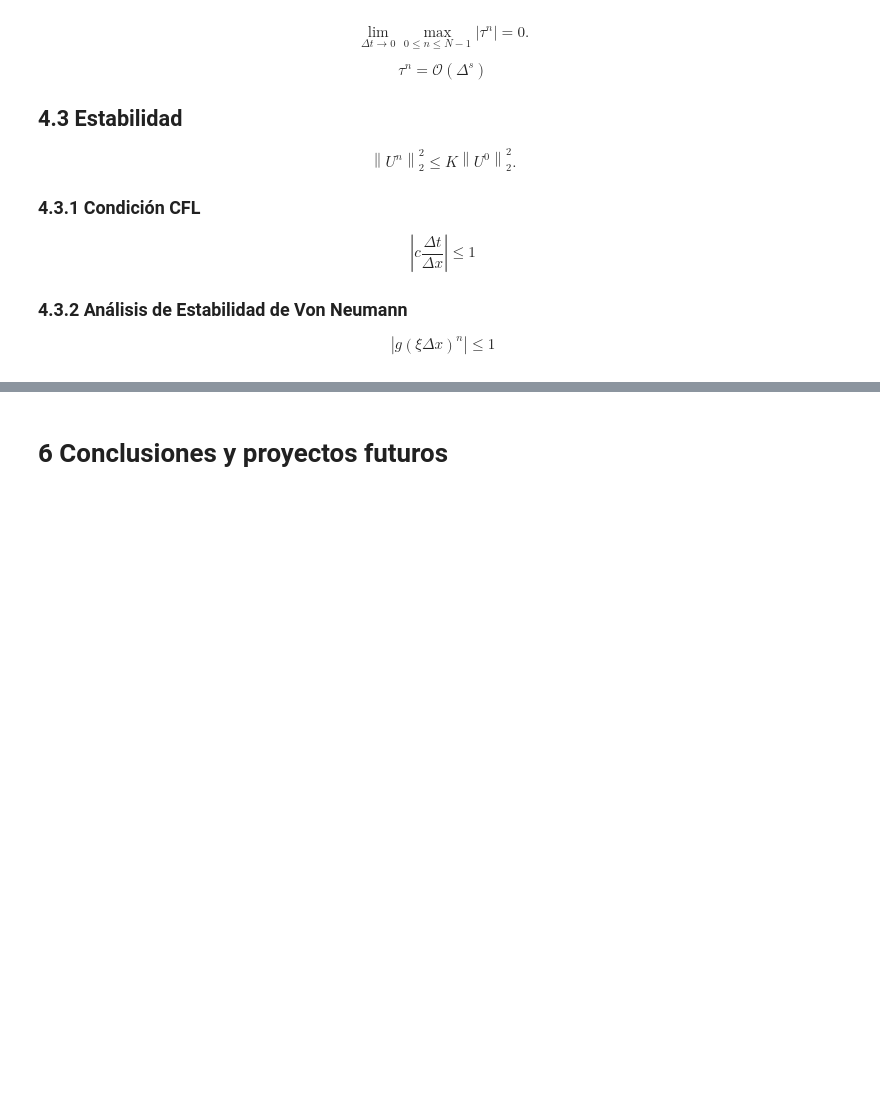
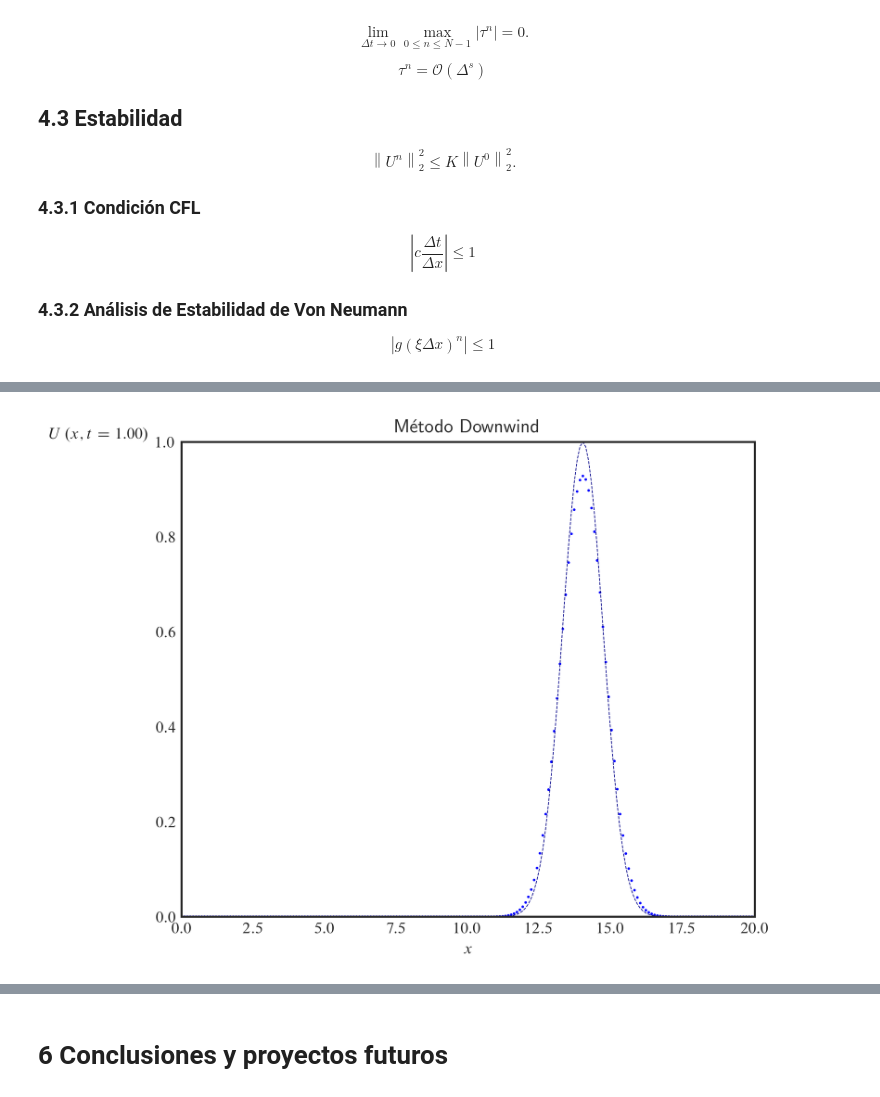
Before and after one commit to carlosal1015/finite-volume-hyperbolic-problems, a Jupyter notebook: 02-notebook.ipynb, the cells around one changed output, grey strips where cells are left out. Saved outputs shown, nothing was run; the diff lists cells and outputs as text; code cells hidden in the pictures; blank space fills up the shorter version.

```diff
--- a/02-notebook.ipynb
+++ b/02-notebook.ipynb
@@ -356,0 +468,77 @@ $$U_{t}+cU_{x}=0,\quad x\in\mathbb{R},\quad t>0$$
+# %%
+x, Δx = np.linspace(start=0, stop=20, num=201, retstep=True)
+t, Δt = np.linspace(start=0, stop=1, num=51, retstep=True)
+c = -1
+cfl = c * Δt / Δx
+# %%
+fig, ax = plt.subplots(layout="constrained")
+
+(ln,) = ax.plot(
+    [],
+    [],
+    color="DarkBlue",
+    label="Exacta",
+    linestyle="dashed",
+    linewidth=0.5,
+)
+
+ln1 = ax.scatter(
+    x=[],
+    y=[],
+    c="blue",
+    label=rf"$\operatorname{{Co}}={cfl:.1f}$, $\Delta x={Δx:.3f}$",
+    s=0.4,
+)
+ax.set_xlabel(xlabel=r"$x$")
+ax.set_xlim(left=x[0], right=x[-1])
+ax.set_ylim(bottom=0, top=1)
+ax.set_title(label="Método Downwind", loc="center")
+
+U1 = U(x=x)
+
+
+def init():
+    ln.set_data(x, U(x))
+    ln1.set_offsets(offsets=np.column_stack([x, U1]))
+
+    return (ln,)
+
+
+def update(frame):
+    ln1.set_offsets(offsets=np.column_stack([x, U1]))
+    ln.set_data(x, U(x=x - c * frame * Δt))
+    U1[1:] -= cfl * (np.roll(U1, -1) - U1)[1:]
+    ax.set_ylabel(
+        ylabel=rf"$U\left(x, t={frame * Δt:.2f}\right)$", loc="top", rotation=0
+    )
+
+    return (ln,)
+
+
+anim = FuncAnimation(
+    fig=fig,
+    func=update,
+    frames=tqdm(iterable=range(t.size), file=sys.stdout, colour="green"),
+    interval=1,
+    init_func=init,
+    blit=True,
+).save(
+    filename="downwind.gif",
+    writer=FFMpegWriter(
+        fps=90,
+        codec="libx265",
+        metadata={
+            "subject": "Numerical Analysis",
+            "title": "Exact solution",
+            "author": "Gloria Almozara Sainz",
+            "genre": "Mathematics",
+            "copyright": "2025",
+            "srcform": "Matplotlib 3.9.3",
+            "comment": "Numerical Simulation for advection PDE",
+        },
+    ),
+    dpi=300,
+    savefig_kwargs={"transparent": True, "facecolor": "none"},
+)
+# %% [output]
+[figure, added]
```
Also changed, not shown: parts of 29 cells of this notebook, 3 other files.
